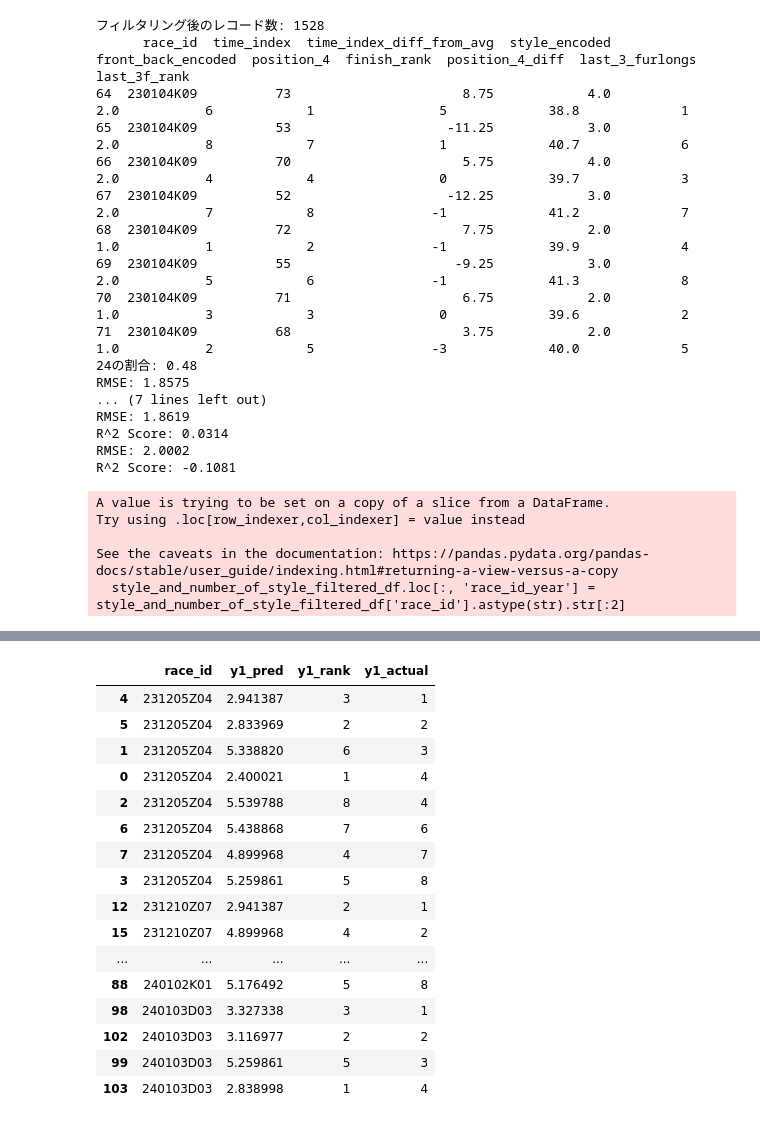
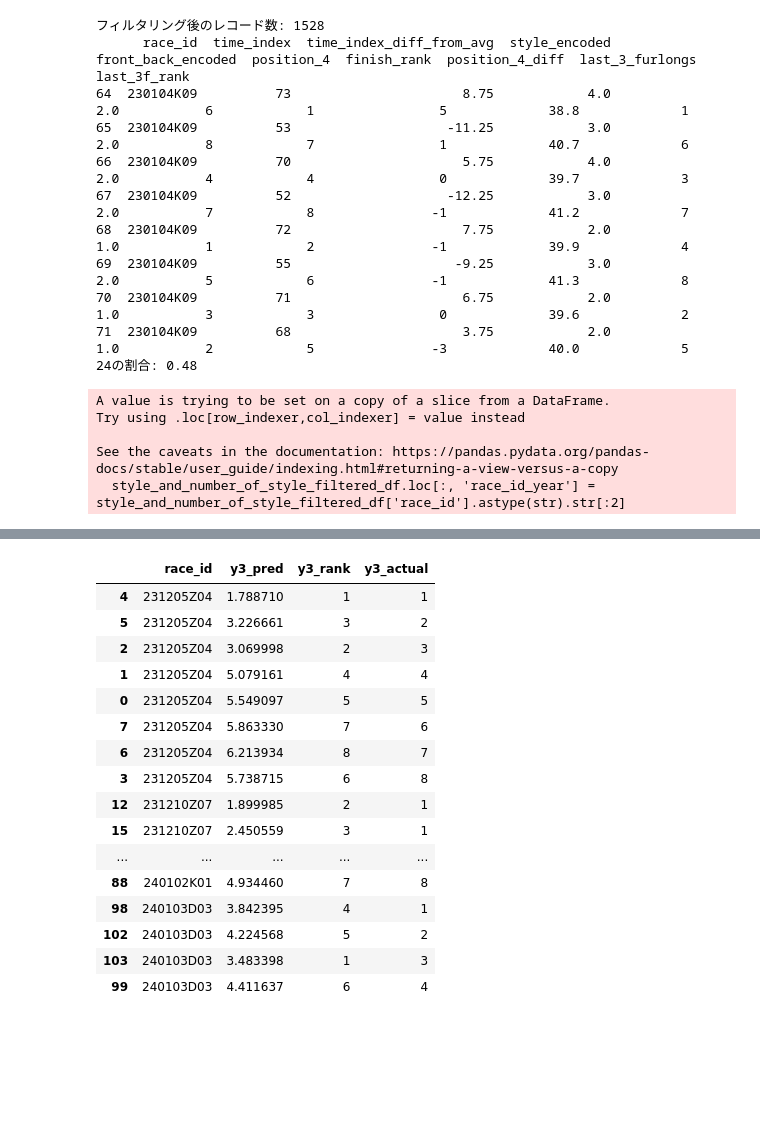
Before and after one commit to anniereon/keiba_ml, a Jupyter notebook: 予想脚質が通過順位を予想するのに役立つのか調べたい.ipynb, the cells around one changed output, grey strips where cells are left out. Drawn from its saved outputs; the diff is of its cells as text; code cells hidden in the pictures; blank space fills up the shorter version.

```diff
--- a/予想脚質が通過順位を予想するのに役立つのか調べたい.ipynb
+++ b/予想脚質が通過順位を予想するのに役立つのか調べたい.ipynb
@@ -100,11 +103,12 @@ rate_24 = count_24 / (count_23 + count_24)
 print(f"24の割合: {rate_24:.2f}")
 # 回帰の場合→XGBRegressorを使う
 # 説明変数
-# x = style_and_number_of_style_filtered_df[["style_encoded", "time_index_diff_from_avg"]]
-# x = style_and_number_of_style_filtered_df[["style_encoded"]]
-x = style_and_number_of_style_filtered_df[["front_back_encoded", "horse_number"]]
-# x = style_and_number_of_style_filtered_df[["front_back_encoded"]]
-# x = style_and_number_of_style_filtered_df[["time_index_diff_from_avg"]]
+x = style_and_number_of_style_filtered_df[[
+    "style_encoded",
+#    "front_back_encoded",
+    "horse_number",
+    "time_index_diff_from_avg"
+]]
 # 目的変数
 y1 = style_and_number_of_style_filtered_df["position_1"]
 y2 = style_and_number_of_style_filtered_df["position_2"]
@@ -127,16 +131,16 @@ y3_pred = model3.predict(x_test)
 # y*_predの評価
 rmse1 = np.sqrt(mean_squared_error(y1_test, y1_pred))
 r2_1 = r2_score(y1_test, y1_pred)
-print(f"RMSE: {rmse1:.4f}")
-print(f"R^2 Score: {r2_1:.4f}")
+print(f"RMSE_1: {rmse1:.4f}")
+print(f"R2_1 Score: {r2_1:.4f}")
 rmse2 = np.sqrt(mean_squared_error(y2_test, y2_pred))
 r2_2 = r2_score(y2_test, y2_pred)
-print(f"RMSE: {rmse2:.4f}")
-print(f"R^2 Score: {r2_2:.4f}")
+print(f"RMSE_2: {rmse2:.4f}")
+print(f"R2_2 Score: {r2_2:.4f}")
 rmse3 = np.sqrt(mean_squared_error(y3_test, y3_pred))
 r2_3 = r2_score(y3_test, y3_pred)
-print(f"RMSE: {rmse3:.4f}")
-print(f"R^2 Score: {r2_3:.4f}")
+print(f"RMSE_3: {rmse3:.4f}")
+print(f"R2_3 Score: {r2_3:.4f}")
 # y*_rankの評価
 # 予測結果を DataFrame に変換して race_id と紐付け
 y1_pred_df = pd.DataFrame({
@@ -162,23 +166,23 @@ y3_pred_df['y3_actual'] = y3_test.values
 #評価
 rmse_1 = np.sqrt(mean_squared_error(y1_pred_df['y1_actual'], y1_pred_df['y1_rank']))
 r2_1 = r2_score(y1_pred_df['y1_actual'], y1_pred_df['y1_rank'])
-print(f"RMSE: {rmse1:.4f}")
-print(f"R^2 Score: {r2_1:.4f}")
+print(f"RMSE_1: {rmse1:.4f}")
+print(f"R2_1 Score: {r2_1:.4f}")
 rmse_2 = np.sqrt(mean_squared_error(y2_pred_df['y2_actual'], y2_pred_df['y2_rank']))
 r2_2 = r2_score(y2_pred_df['y2_actual'], y2_pred_df['y2_rank'])
-print(f"RMSE: {rmse2:.4f}")
-print(f"R^2 Score: {r2_2:.4f}")
+print(f"RMSE_2: {rmse2:.4f}")
+print(f"R2_2 Score: {r2_2:.4f}")
 rmse_3 = np.sqrt(mean_squared_error(y3_pred_df['y3_actual'], y3_pred_df['y3_rank']))
 r2_3 = r2_score(y3_pred_df['y3_actual'], y3_pred_df['y3_rank'])
-print(f"RMSE: {rmse3:.4f}")
-print(f"R^2 Score: {r2_3:.4f}")
+print(f"RMSE_3: {rmse3:.4f}")
+print(f"R2_3 Score: {r2_3:.4f}")
 # 実データを出力して確認
 # 表示の最大行数・列数を設定（必要に応じて調整）
 pd.set_option('display.max_rows', 200)   # 行を最大200行まで表示（例：100件見る用）
 pd.set_option('display.max_columns', None)  # 列はすべて表示
 pd.set_option('display.width', 1000)    # 横幅も広めに設定（必要に応じて調整）
 pd.set_option('display.max_colwidth', None)  # 各列の内容も省略せず表示
-y1_pred_df.sort_values(by=['race_id', 'y1_actual'], ascending=[True, True]).head(100)
+y3_pred_df.sort_values(by=['race_id', 'y3_actual'], ascending=[True, True]).head(100)
 # %% [output]
 フィルタリング後のレコード数: 1528
       race_id  time_index  time_index_diff_from_avg  style_encoded  front_back_encoded  position_4  finish_rank  position_4_diff  last_3_furlongs  last_3f_rank
@@ -191,12 +195,6 @@ y1_pred_df.sort_values(by=['race_id', 'y1_actual'], ascending=[True, True]).head
 70  230104K09          71                      6.75            2.0                 1.0           3            3                0             39.6             2
 71  230104K09          68                      3.75            2.0                 1.0           2            5               -3             40.0             5
 24の割合: 0.48
-RMSE: 1.8575
-... (7 lines left out)
-RMSE: 1.8619
-R^2 Score: 0.0314
-RMSE: 2.0002
-R^2 Score: -0.1081
 A value is trying to be set on a copy of a slice from a DataFrame.
 Try using .loc[row_indexer,col_indexer] = value instead
 
@@ -205,17 +215,17 @@ See the caveats in the documentation: https://pandas.pydata.org/pandas-docs/stab
-|  | race_id | y1_pred | y1_rank | y1_actual |
-| 4 | 231205Z04 | 2.941387 | 3 | 1 |
-| 5 | 231205Z04 | 2.833969 | 2 | 2 |
-| 1 | 231205Z04 | 5.338820 | 6 | 3 |
-| 0 | 231205Z04 | 2.400021 | 1 | 4 |
-| 2 | 231205Z04 | 5.539788 | 8 | 4 |
-| 6 | 231205Z04 | 5.438868 | 7 | 6 |
-| 7 | 231205Z04 | 4.899968 | 4 | 7 |
-| 3 | 231205Z04 | 5.259861 | 5 | 8 |
-| 12 | 231210Z07 | 2.941387 | 2 | 1 |
-| 15 | 231210Z07 | 4.899968 | 4 | 2 |
+|  | race_id | y3_pred | y3_rank | y3_actual |
+| 4 | 231205Z04 | 1.788710 | 1 | 1 |
+| 5 | 231205Z04 | 3.226661 | 3 | 2 |
+| 2 | 231205Z04 | 3.069998 | 2 | 3 |
+| 1 | 231205Z04 | 5.079161 | 4 | 4 |
+| 0 | 231205Z04 | 5.549097 | 5 | 5 |
+| 7 | 231205Z04 | 5.863330 | 7 | 6 |
+| 6 | 231205Z04 | 6.213934 | 8 | 7 |
+| 3 | 231205Z04 | 5.738715 | 6 | 8 |
+| 12 | 231210Z07 | 1.899985 | 2 | 1 |
+| 15 | 231210Z07 | 2.450559 | 3 | 1 |
 | ... | ... | ... | ... | ... |
-| 88 | 240102K01 | 5.176492 | 5 | 8 |
-| 98 | 240103D03 | 3.327338 | 3 | 1 |
-| 102 | 240103D03 | 3.116977 | 2 | 2 |
-| 99 | 240103D03 | 5.259861 | 5 | 3 |
-| 103 | 240103D03 | 2.838998 | 1 | 4 |
+| 88 | 240102K01 | 4.934460 | 7 | 8 |
+| 98 | 240103D03 | 3.842395 | 4 | 1 |
+| 102 | 240103D03 | 4.224568 | 5 | 2 |
+| 103 | 240103D03 | 3.483398 | 1 | 3 |
+| 99 | 240103D03 | 4.411637 | 6 | 4 |
```
Also changed, not shown: parts of 2 cells of this notebook.
